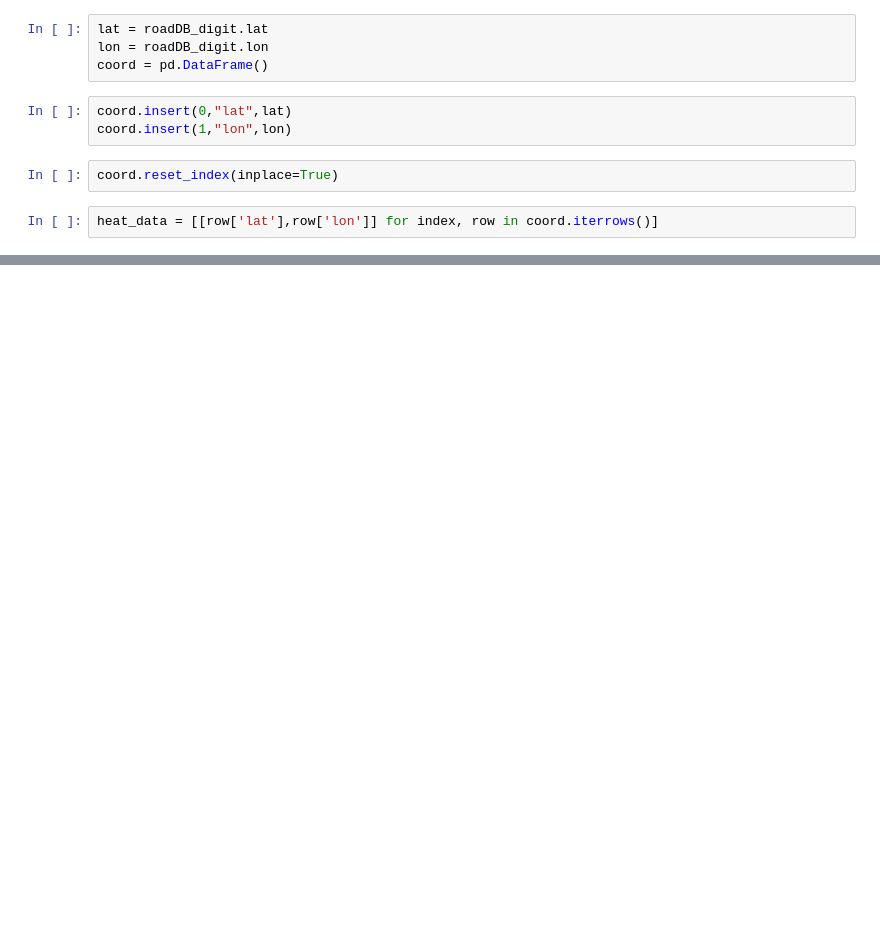
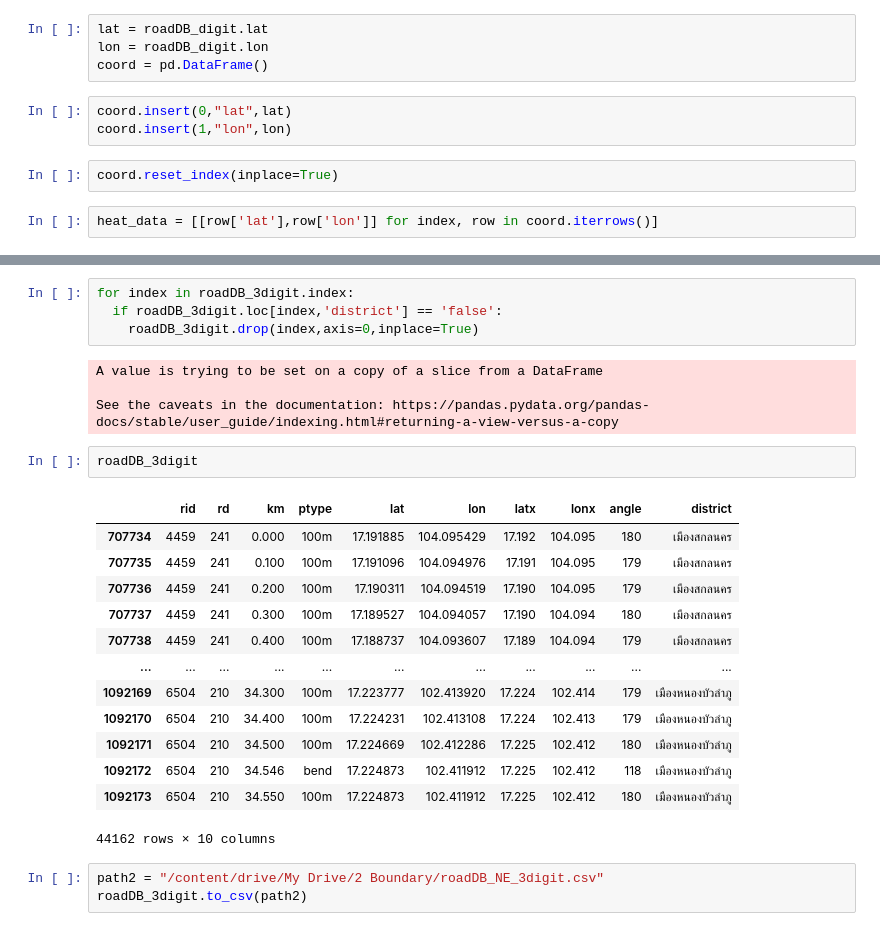
Before and after one commit to myNameIsPK/route_prediction, a Jupyter notebook: phase1/1.2/RoadDB_filter_NE.ipynb, the cells around one changed output, grey strips where cells are left out. Drawn from its saved outputs; the diff is of its cells as text; blank space fills up the shorter version.

```diff
--- a/phase1/1.2/RoadDB_filter_NE.ipynb
+++ b/phase1/1.2/RoadDB_filter_NE.ipynb
@@ -241,0 +325,27 @@ display(mapit)
+# %%
+for index in roadDB_3digit.index:
+  if roadDB_3digit.loc[index,'district'] == 'false':
+    roadDB_3digit.drop(index,axis=0,inplace=True)
+# %% [output]
+A value is trying to be set on a copy of a slice from a DataFrame
+
+See the caveats in the documentation: https://pandas.pydata.org/pandas-docs/stable/user_guide/indexing.html#returning-a-view-versus-a-copy
+# %%
+roadDB_3digit
+# %% [output]
+|  | rid | rd | km | ptype | lat | lon | latx | lonx | angle | district |
+| 707734 | 4459 | 241 | 0.000 | 100m | 17.191885 | 104.095429 | 17.192 | 104.095 | 180 | เมืองสกลนคร |
+| 707735 | 4459 | 241 | 0.100 | 100m | 17.191096 | 104.094976 | 17.191 | 104.095 | 179 | เมืองสกลนคร |
+| 707736 | 4459 | 241 | 0.200 | 100m | 17.190311 | 104.094519 | 17.190 | 104.095 | 179 | เมืองสกลนคร |
+| 707737 | 4459 | 241 | 0.300 | 100m | 17.189527 | 104.094057 | 17.190 | 104.094 | 180 | เมืองสกลนคร |
+| 707738 | 4459 | 241 | 0.400 | 100m | 17.188737 | 104.093607 | 17.189 | 104.094 | 179 | เมืองสกลนคร |
+| ... | ... | ... | ... | ... | ... | ... | ... | ... | ... | ... |
+| 1092169 | 6504 | 210 | 34.300 | 100m | 17.223777 | 102.413920 | 17.224 | 102.414 | 179 | เมืองหนองบัวลำภู |
+| 1092170 | 6504 | 210 | 34.400 | 100m | 17.224231 | 102.413108 | 17.224 | 102.413 | 179 | เมืองหนองบัวลำภู |
+| 1092171 | 6504 | 210 | 34.500 | 100m | 17.224669 | 102.412286 | 17.225 | 102.412 | 180 | เมืองหนองบัวลำภู |
+| 1092172 | 6504 | 210 | 34.546 | bend | 17.224873 | 102.411912 | 17.225 | 102.412 | 118 | เมืองหนองบัวลำภู |
+| 1092173 | 6504 | 210 | 34.550 | 100m | 17.224873 | 102.411912 | 17.225 | 102.412 | 180 | เมืองหนองบัวลำภู |
+44162 rows × 10 columns
+# %%
+path2 = "/content/drive/My Drive/2 Boundary/roadDB_NE_3digit.csv"
+roadDB_3digit.to_csv(path2)
```
Also changed, not shown: parts of 21 cells of this notebook.
